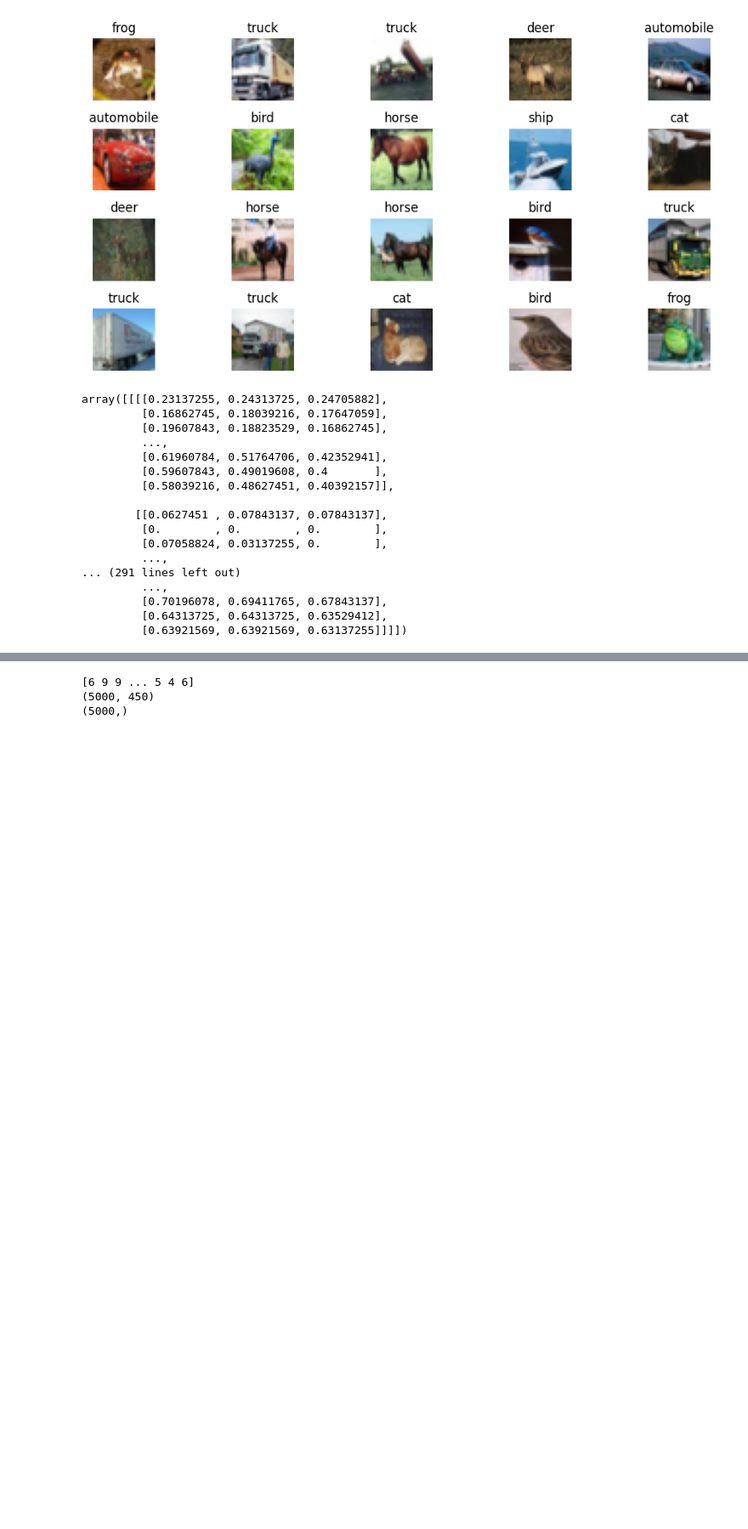
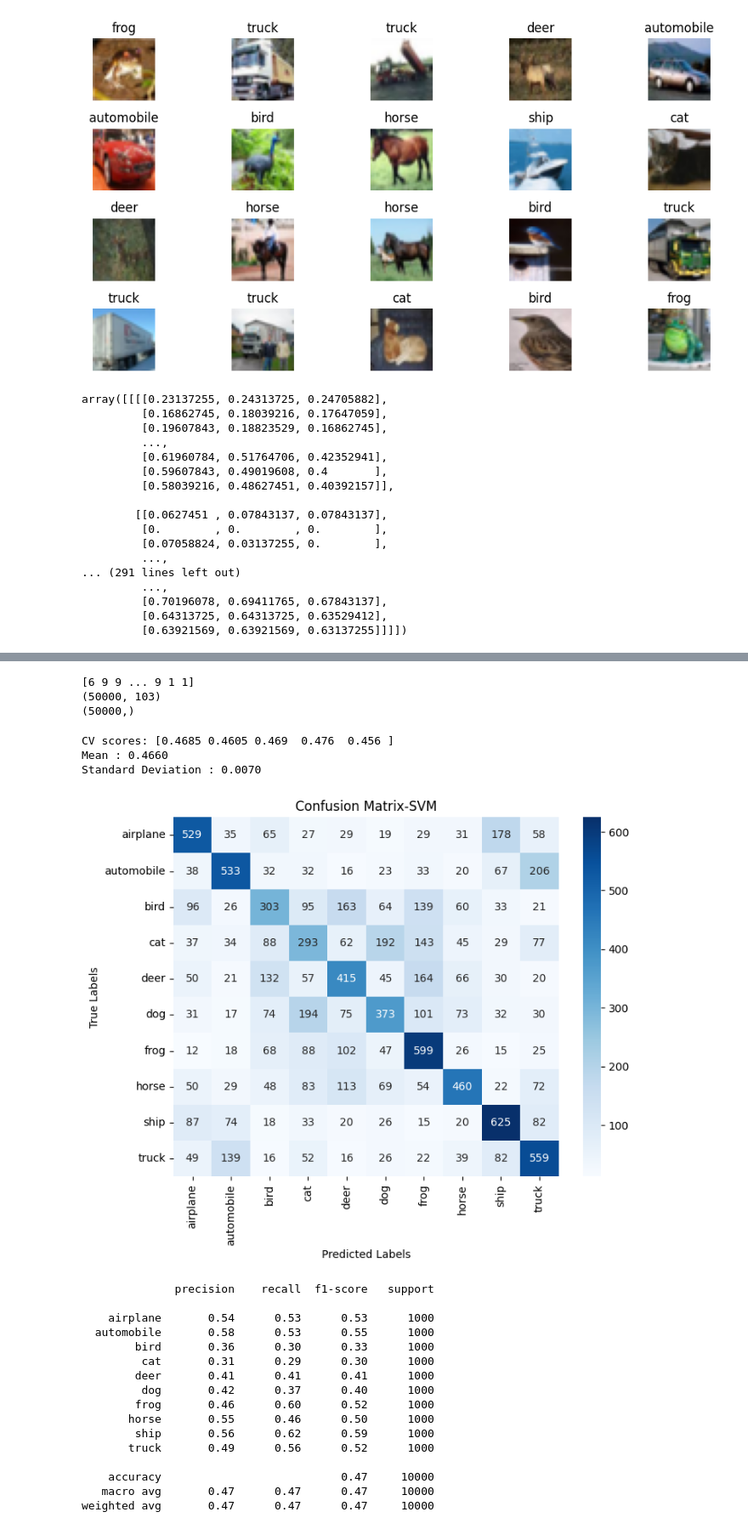
Before and after one commit to Phil3scari/Image-classification-project-on-Cifar10, a Jupyter notebook: Image classification- SVM-RANDOM FOREST-LOGISTIC.ipynb, the cells around one changed output, grey strips where cells are left out. Shown: that part at 85% size. Cells and saved outputs as stored; diff of their text form; code cells hidden in the pictures; blank space fills up the shorter version.

```diff
--- a/Image classification- SVM-RANDOM FOREST-LOGISTIC.ipynb
+++ b/Image classification- SVM-RANDOM FOREST-LOGISTIC.ipynb
@@ -97,15 +104,70 @@ pca = PCA(n_components=num_components)
 X_train_pca = pca.fit_transform(X_train_scaled)
 X_test_pca = pca.transform(X_test_scaled)
 # %%
-###resize the sets to save memory and computational resources
 
-X_train_pca=X_train_pca[:5000,:]
-Y_train = np.squeeze(Y_train[:5000])
+X_train_pca=X_train_pca[:50000,:]
+Y_train = np.squeeze(Y_train[:50000])
 print(Y_train)
 print(X_train_pca.shape)
 print(Y_train.shape)
 # %% [output]
-[6 9 9 ... 5 4 6]
-(5000, 450)
-(5000,)
+[6 9 9 ... 9 1 1]
+(50000, 103)
+(50000,)
+# %%
+subset_size = 0.2
+subset_indices = np.random.choice(X_train_pca.shape[0], size=int(X_train_pca.shape[0] * subset_size), replace=False)
+X_train_subset = X_train_pca[subset_indices]
+Y_train_subset = Y_train[subset_indices]
+
+svc = svm.SVC()
+
+
+svc.fit(X_train_subset, Y_train_subset)
+
+# Perform cross-validation using the trained classifier
+cv_scores = cross_val_score(svc, X_train_subset, Y_train_subset, cv=5)
+
+mean_cv_score = cv_scores.mean()
+std_cv_score = cv_scores.std()
+print("CV scores:", cv_scores)
+print(f"Mean : {mean_cv_score:.4f}")
+print(f"Standard Deviation : {std_cv_score:.4f}")
+# %% [output]
+CV scores: [0.4685 0.4605 0.469  0.476  0.456 ]
+Mean : 0.4660
+Standard Deviation : 0.0070
+# %%
+###plotting some useful metrics
+
+Y_pred_svm = svc.predict(X_test_pca)
+
+svmcm = confusion_matrix(Y_test, Y_pred_svm)
+plt.figure(figsize=(8, 6))
+sns.heatmap(cm, annot=True, fmt='d', cmap='Blues', xticklabels=class_names, yticklabels=class_names)
+plt.xlabel('Predicted Labels')
+plt.ylabel('True Labels')
+plt.title('Confusion Matrix-SVM')
+plt.show()
+
+report = classification_report(Y_test, Y_pred_svm, target_names=class_names)
+print(report)
+# %% [output]
+[figure, added]
+              precision    recall  f1-score   support
+
+    airplane       0.54      0.53      0.53      1000
+  automobile       0.58      0.53      0.55      1000
+        bird       0.36      0.30      0.33      1000
+         cat       0.31      0.29      0.30      1000
+        deer       0.41      0.41      0.41      1000
+         dog       0.42      0.37      0.40      1000
+        frog       0.46      0.60      0.52      1000
+       horse       0.55      0.46      0.50      1000
+        ship       0.56      0.62      0.59      1000
+       truck       0.49      0.56      0.52      1000
+
+    accuracy                           0.47     10000
+   macro avg       0.47      0.47      0.47     10000
+weighted avg       0.47      0.47      0.47     10000
 # %%
```
Also changed, not shown: parts of 8 cells of this notebook.
